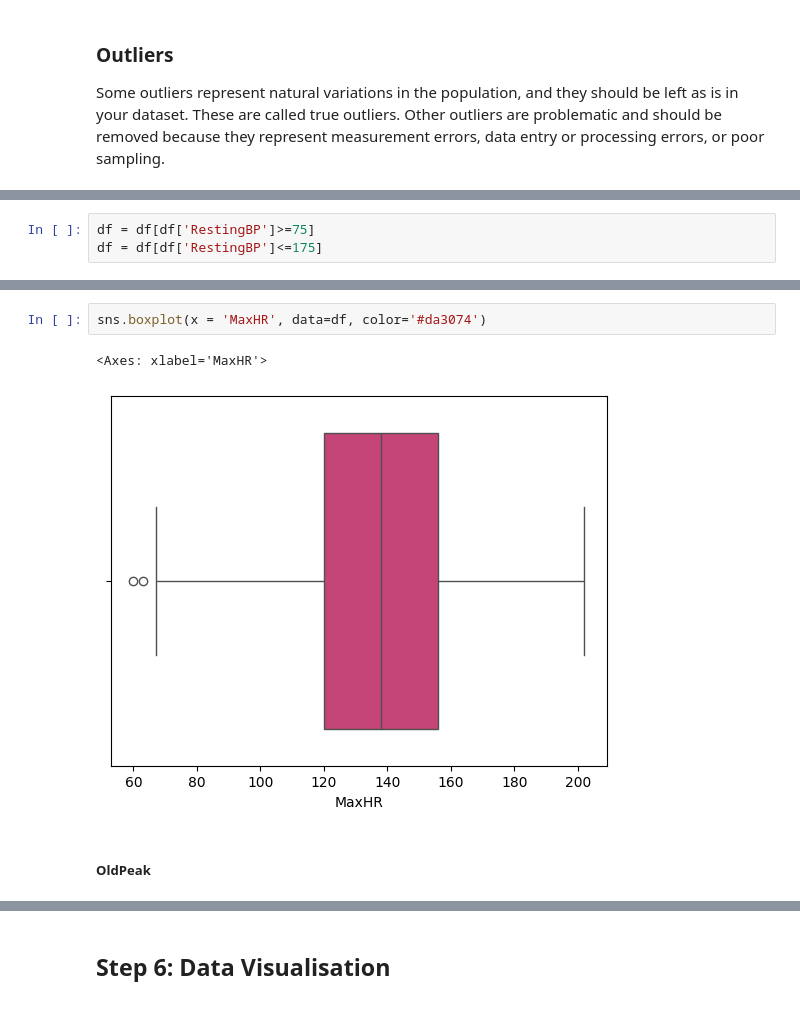
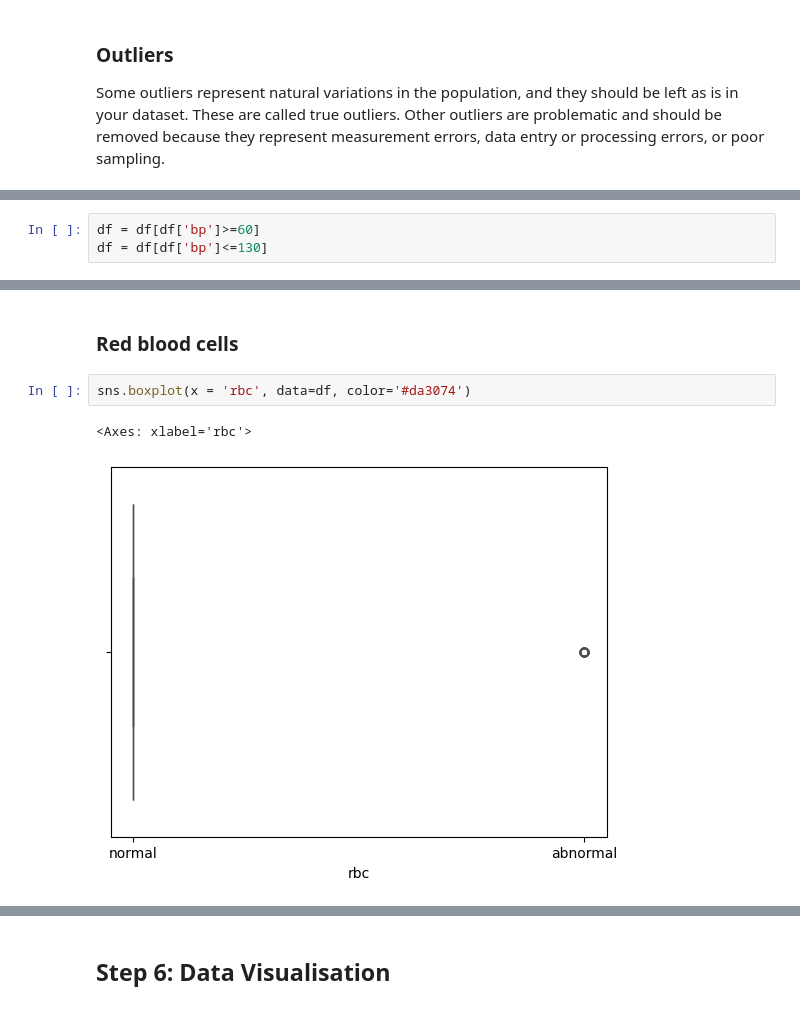
Before and after one commit to SimranS22/Kidney-Disease-Prediction-Model, a Jupyter notebook: Notebook/Kidney-disease-prediction-model.ipynb, the cells around one changed output, grey strips where cells are left out. Cells and saved outputs as stored; diff of their text form.

```diff
--- a/Notebook/Kidney-disease-prediction-model.ipynb
+++ b/Notebook/Kidney-disease-prediction-model.ipynb
@@ -175,6 +173,6 @@ The outliers above are problematic. To have a Resting Blood Pressure of below 10
 # %%
-df = df[df['RestingBP']>=75]
-df = df[df['RestingBP']<=175]
+df = df[df['bp']>=60]
+df = df[df['bp']<=130]
 # %%
 df.shape
 # %% [output]
@@ -191,7 +201,7 @@ sns.boxplot(x = 'Chol', data=df, color='orange')
+# %% [markdown]
+### Red blood cells
 # %%
-sns.boxplot(x = 'MaxHR', data=df, color='#da3074')
+sns.boxplot(x = 'rbc', data=df, color='#da3074')
 # %% [output]
-<Axes: xlabel='MaxHR'>
+<Axes: xlabel='rbc'>
-[figure, old version]
+[figure, new version]
-# %% [markdown]
-##### OldPeak
```
Also changed, not shown: parts of 110 cells of this notebook.
